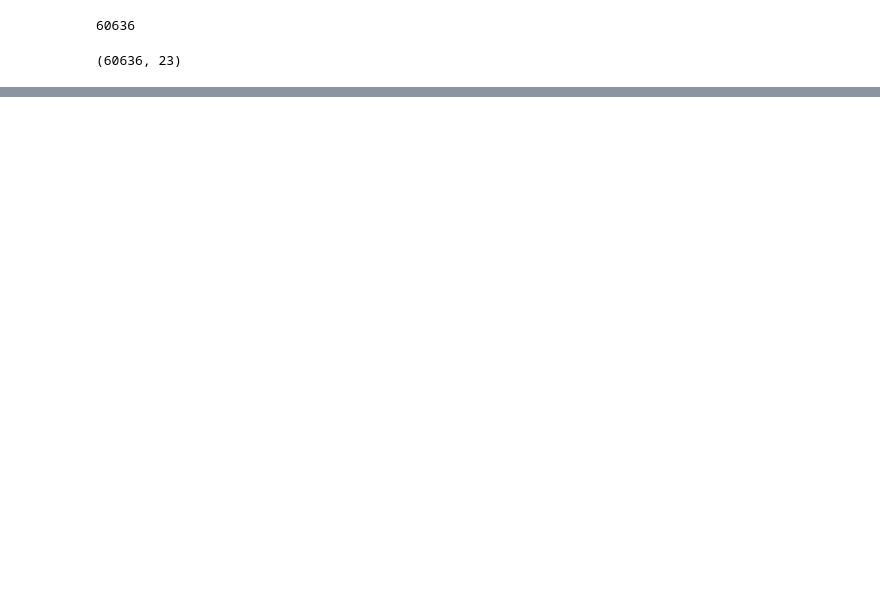
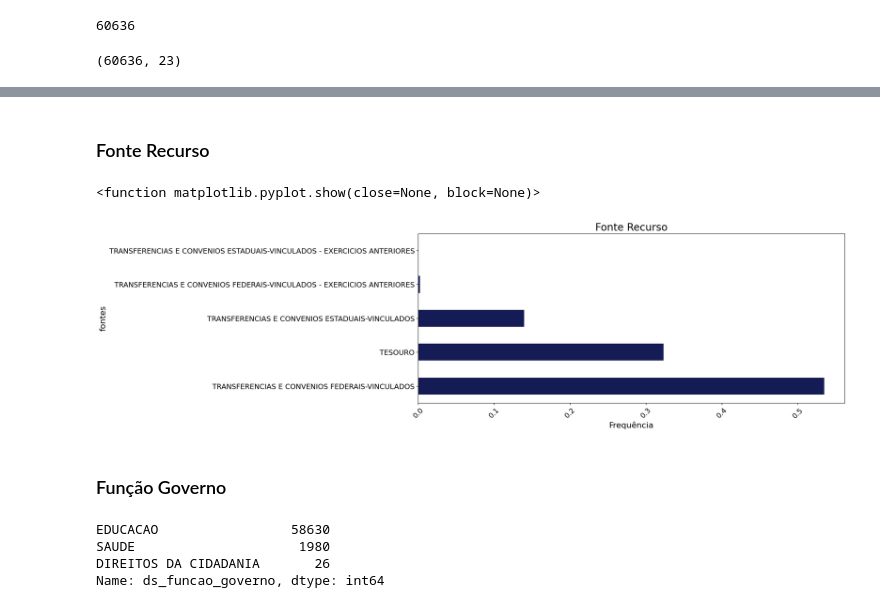
Before and after one commit to natmiata/analise-alimentacao-escolar, a Jupyter notebook: src/notebooks/analise-exploratoria.ipynb, the cells around one changed output, grey strips where cells are left out. Drawn from its saved outputs; the diff is of its cells as text; code cells hidden in the pictures; blank space fills up the shorter version.

```diff
--- a/src/notebooks/analise-exploratoria.ipynb
+++ b/src/notebooks/analise-exploratoria.ipynb
@@ -141,0 +194,16 @@ df.shape
+# %% [markdown]
+<h3> Fonte Recurso </h3>
+# %%
+plot_bar_h(df, 'ds_fonte_recurso', 'Fonte Recurso', 'fontes')
+# %% [output]
+<function matplotlib.pyplot.show(close=None, block=None)>
+[figure, added]
+# %% [markdown]
+<h3> Função Governo </h3>
+# %%
+df.ds_funcao_governo.value_counts()
+# %% [output]
+EDUCACAO                 58630
+SAUDE                     1980
+DIREITOS DA CIDADANIA       26
+Name: ds_funcao_governo, dtype: int64
```
Also changed, not shown: parts of 43 cells of this notebook, 1 other file.
